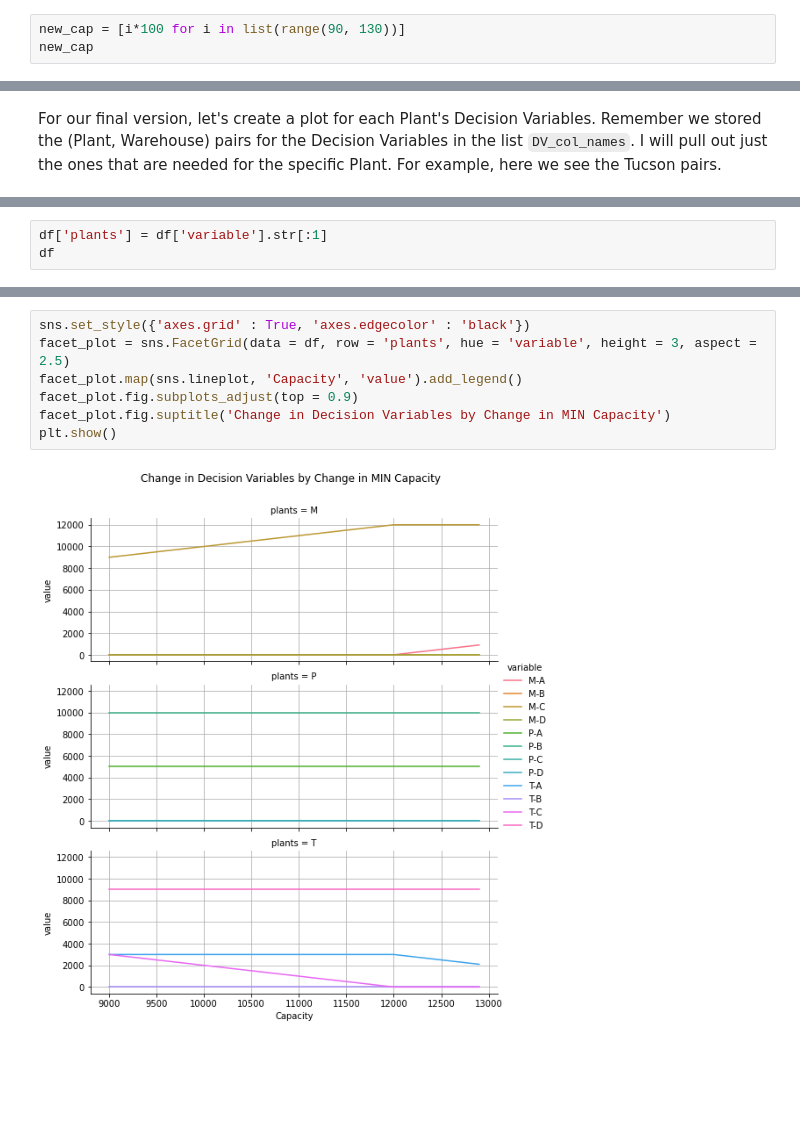
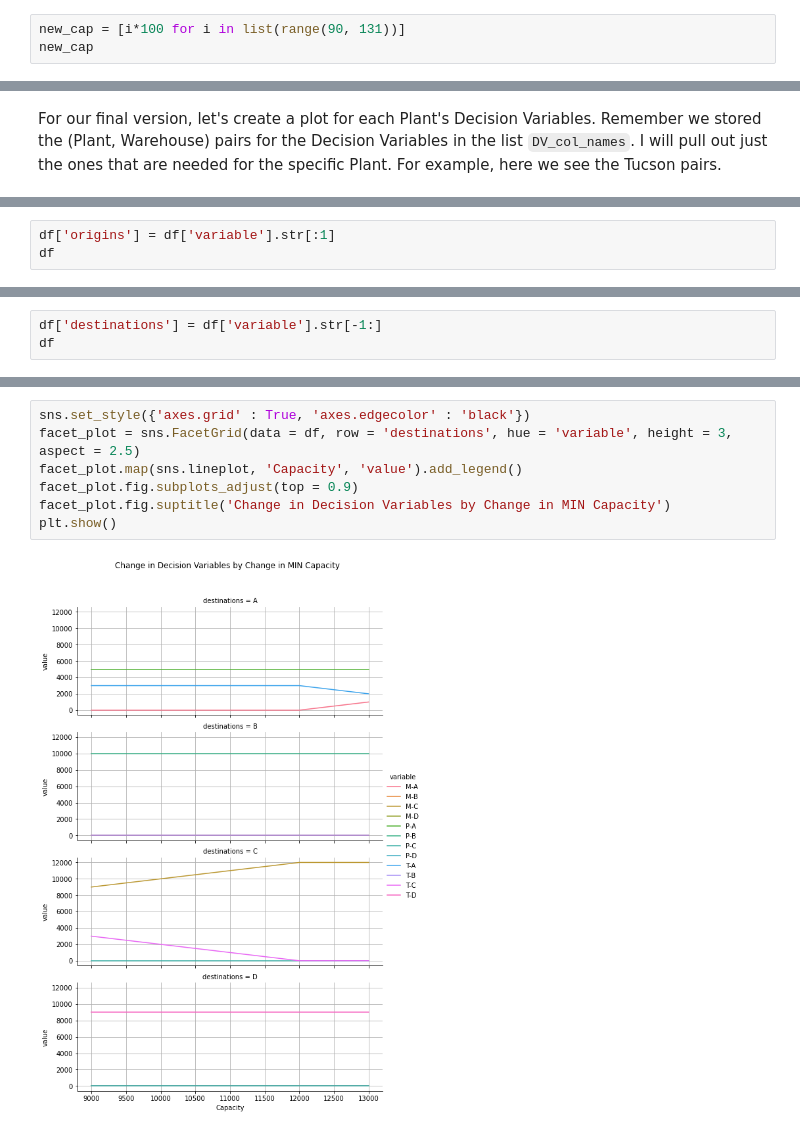
Before and after one commit to rtelmore/info-3440, a Jupyter notebook: in-class-material/week-06/Class-One/w06-c01-transportation-end-s2.ipynb, the cells around one changed output, grey strips where cells are left out. Drawn from its saved outputs; the diff is of its cells as text; blank space fills up the shorter version.

```diff
--- a/in-class-material/week-06/Class-One/w06-c01-transportation-end-s2.ipynb
+++ b/in-class-material/week-06/Class-One/w06-c01-transportation-end-s2.ipynb
@@ -284,5 +290,5 @@ capacity
 # %%
-new_cap = [i*100 for i in list(range(90, 130))]
+new_cap = [i*100 for i in list(range(90, 131))]
 new_cap
 # %% [output]
 [9000,
@@ -455,4 +479,4 @@ For our final version, let's create a plot for each Plant's Decision Variables.
 # %%
-df['plants'] = df['variable'].str[:1]
+df['origins'] = df['variable'].str[:1]
 df
 # %% [output]
@@ -471,0 +496,3 @@ df
+# %%
+df['destinations'] = df['variable'].str[-1:]
+df
@@ -472,9 +513,9 @@ df
 # %%
 sns.set_style({'axes.grid' : True, 'axes.edgecolor' : 'black'})
-facet_plot = sns.FacetGrid(data = df, row = 'plants', hue = 'variable', height = 3, aspect = 2.5)
+facet_plot = sns.FacetGrid(data = df, row = 'destinations', hue = 'variable', height = 3, aspect = 2.5)
 facet_plot.map(sns.lineplot, 'Capacity', 'value').add_legend()
 facet_plot.fig.subplots_adjust(top = 0.9)
 facet_plot.fig.suptitle('Change in Decision Variables by Change in MIN Capacity')
 plt.show()
 # %% [output]
-[figure, old version]
+[figure, new version]
```
Also changed, not shown: parts of 19 cells of this notebook, 2 other files.
